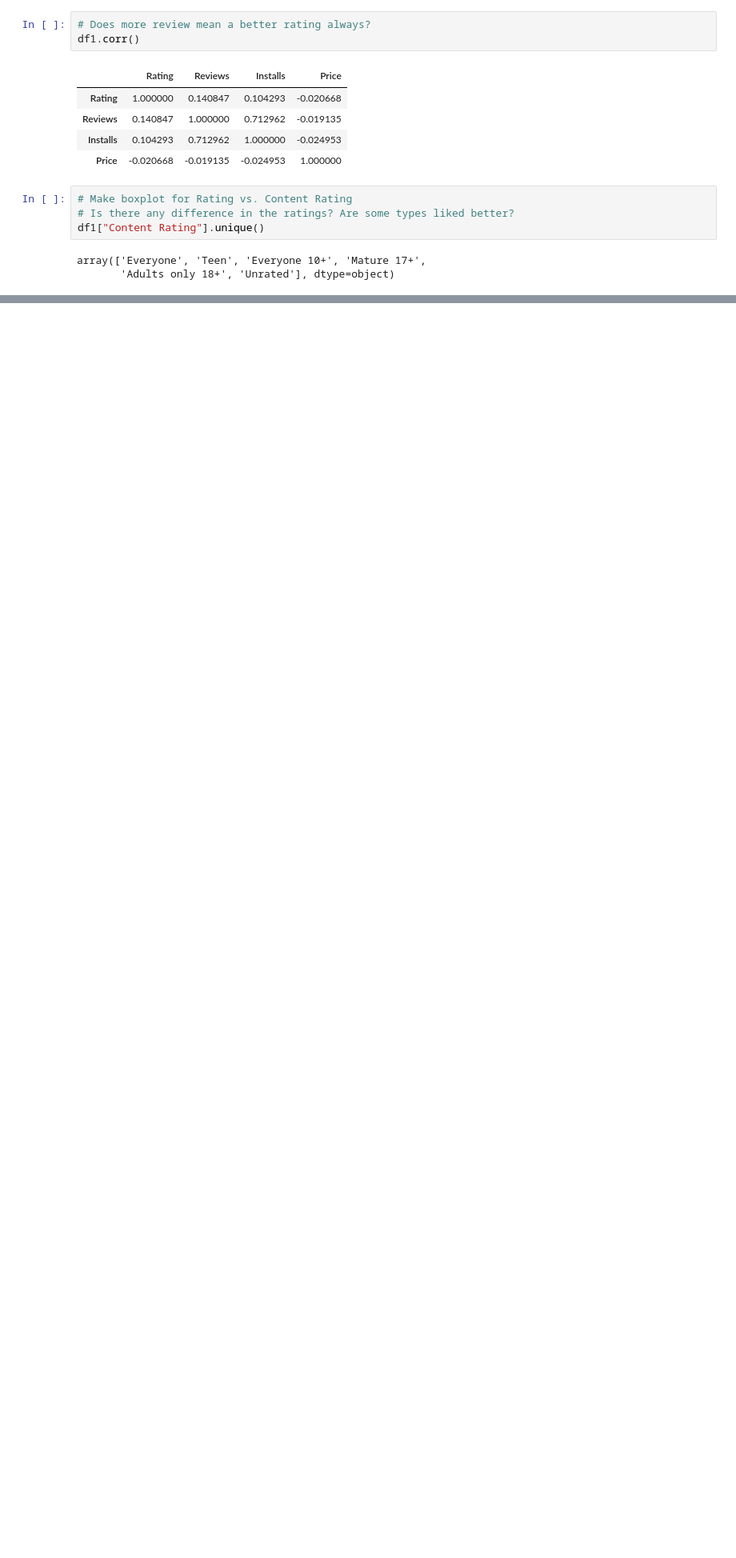
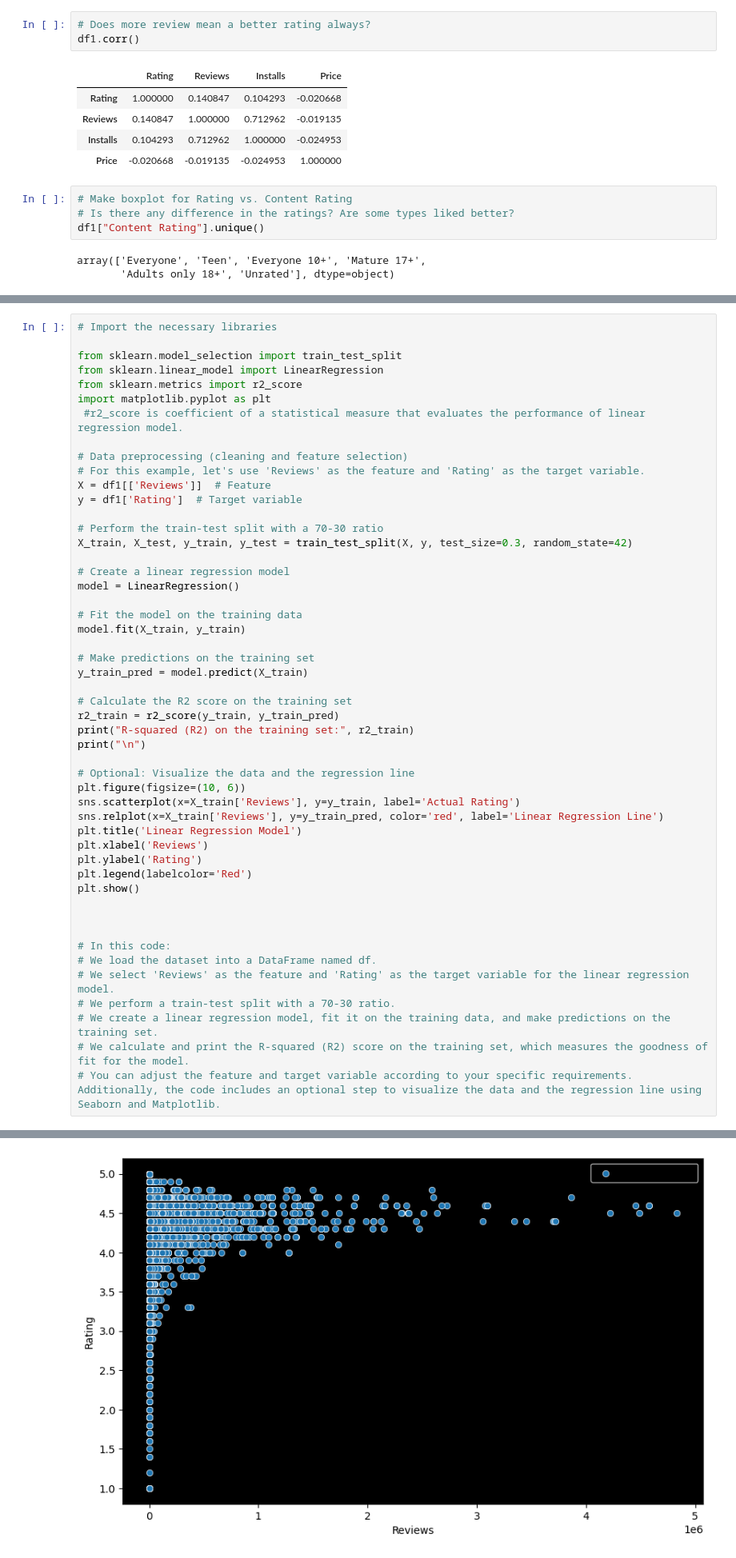
Before and after one commit to p4rz1v4l26/App_Rating_Project, a Jupyter notebook: App_Rating_Prediction_.ipynb, the cells around one changed output, grey strips where cells are left out. Shown: that part at 80% size. Drawn from its saved outputs; the diff is of its cells as text; blank space fills up the shorter version.

```diff
--- a/App_Rating_Prediction_.ipynb
+++ b/App_Rating_Prediction_.ipynb
@@ -498,0 +624,51 @@ sns.boxplot(x="Rating",y="Category",data=df1)
+# %%
+# Import the necessary libraries
+
+from sklearn.model_selection import train_test_split
+from sklearn.linear_model import LinearRegression
+from sklearn.metrics import r2_score
+import matplotlib.pyplot as plt
+ #r2_score is coefficient of a statistical measure that evaluates the performance of linear regression model.
+
+# Data preprocessing (cleaning and feature selection)
+# For this example, let's use 'Reviews' as the feature and 'Rating' as the target variable.
+X = df1[['Reviews']]  # Feature
+y = df1['Rating']  # Target variable
+
+# Perform the train-test split with a 70-30 ratio
+X_train, X_test, y_train, y_test = train_test_split(X, y, test_size=0.3, random_state=42)
+
+# Create a linear regression model
+model = LinearRegression()
+
+# Fit the model on the training data
+model.fit(X_train, y_train)
+
+# Make predictions on the training set
+y_train_pred = model.predict(X_train)
+
+# Calculate the R2 score on the training set
+r2_train = r2_score(y_train, y_train_pred)
+print("R-squared (R2) on the training set:", r2_train)
+print("\n")
+
+# Optional: Visualize the data and the regression line
+plt.figure(figsize=(10, 6))
+sns.scatterplot(x=X_train['Reviews'], y=y_train, label='Actual Rating')
+sns.relplot(x=X_train['Reviews'], y=y_train_pred, color='red', label='Linear Regression Line')
+plt.title('Linear Regression Model')
+plt.xlabel('Reviews')
+plt.ylabel('Rating')
+plt.legend(labelcolor='Red')
+plt.show()
+
+
+
+# In this code:
+# We load the dataset into a DataFrame named df.
+# We select 'Reviews' as the feature and 'Rating' as the target variable for the linear regression model.
+# We perform a train-test split with a 70-30 ratio.
+# We create a linear regression model, fit it on the training data, and make predictions on the training set.
+# We calculate and print the R-squared (R2) score on the training set, which measures the goodness of fit for the model.
+# You can adjust the feature and target variable according to your specific requirements. Additionally, the code includes an optional step to visualize the data and the regression line using Seaborn and Matplotlib.
+# %% [output]
@@ -498,0 +676 @@ sns.boxplot(x="Rating",y="Category",data=df1)
+[figure, added]
```
Also changed, not shown: parts of 24 cells of this notebook, 1 other file.
